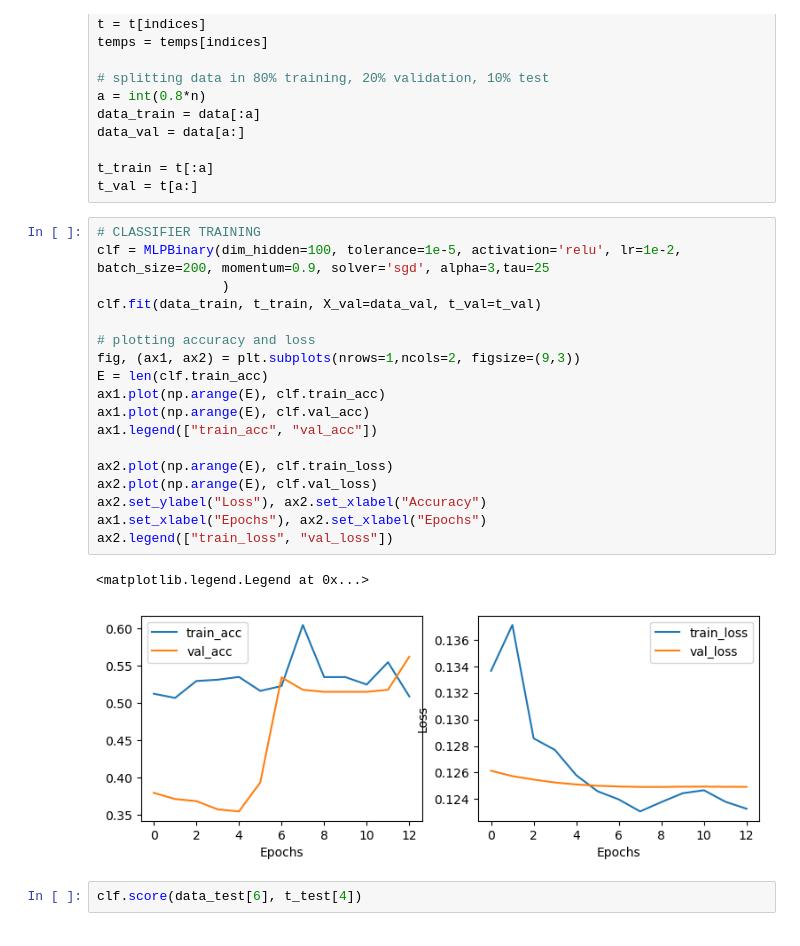
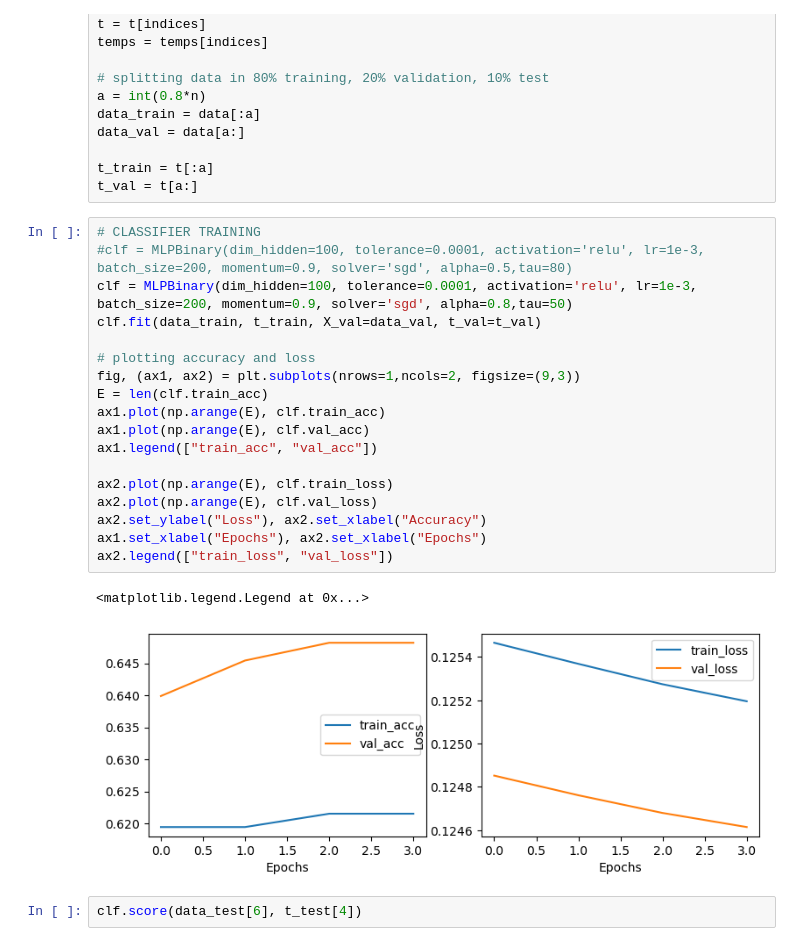
Before and after one commit to feanor3/tesi, a Jupyter notebook: analysis.ipynb, the cells around one changed output. Drawn from its saved outputs; the diff is of its cells as text.

```diff
--- a/analysis.ipynb
+++ b/analysis.ipynb
@@ -40,25 +40,25 @@ t_train = t[:a]
 t_val = t[a:]
 # %%
 # CLASSIFIER TRAINING
-clf = MLPBinary(dim_hidden=100, tolerance=1e-5, activation='relu', lr=1e-2, batch_size=200, momentum=0.9, solver='sgd', alpha=3,tau=25
-                )
+#clf = MLPBinary(dim_hidden=100, tolerance=0.0001, activation='relu', lr=1e-3, batch_size=200, momentum=0.9, solver='sgd', alpha=0.5,tau=80)
+clf = MLPBinary(dim_hidden=100, tolerance=0.0001, activation='relu', lr=1e-3, batch_size=200, momentum=0.9, solver='sgd', alpha=0.8,tau=50)
 clf.fit(data_train, t_train, X_val=data_val, t_val=t_val)
 
 # plotting accuracy and loss
 fig, (ax1, ax2) = plt.subplots(nrows=1,ncols=2, figsize=(9,3))
 E = len(clf.train_acc)
 ax1.plot(np.arange(E), clf.train_acc)
 ax1.plot(np.arange(E), clf.val_acc)
 ax1.legend(["train_acc", "val_acc"])
 
 ax2.plot(np.arange(E), clf.train_loss)
 ax2.plot(np.arange(E), clf.val_loss)
 ax2.set_ylabel("Loss"), ax2.set_xlabel("Accuracy")
 ax1.set_xlabel("Epochs"), ax2.set_xlabel("Epochs")
 ax2.legend(["train_loss", "val_loss"])
 # %% [output]
 <matplotlib.legend.Legend at 0x...>
-[figure, old version]
+[figure, new version]
 # %%
 clf.score(data_test[6], t_test[4])
 # %% [output]
```
Also changed, not shown: parts of 1 cell of this notebook, 1 other file.
